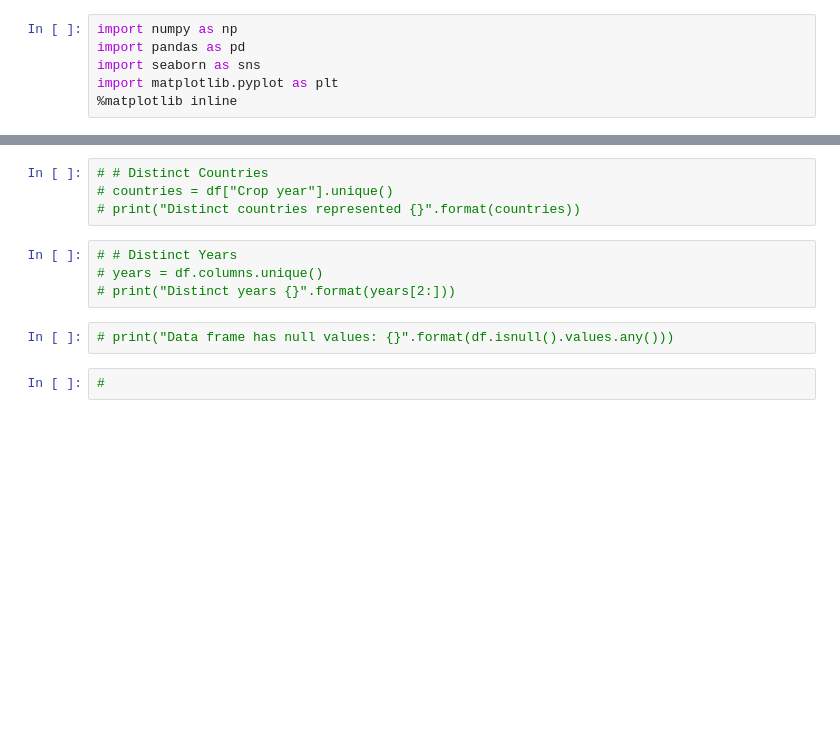
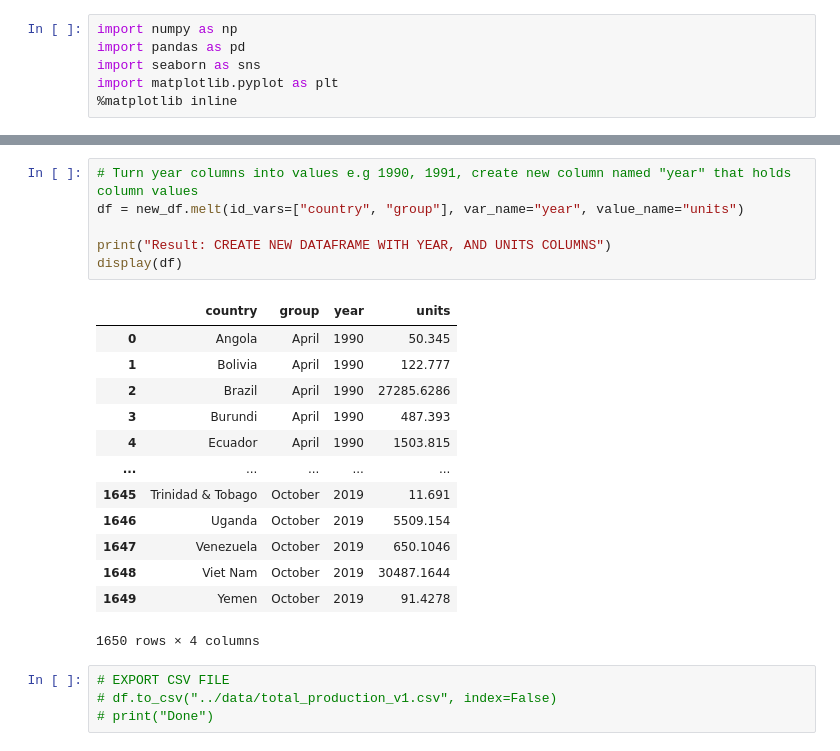
Before and after one commit to hpuma/global-coffee-trade-historical-data, a Jupyter notebook: curation/tp_data_wrangling.ipynb, the cells around one changed output, grey strips where cells are left out. Saved outputs shown, nothing was run; the diff lists cells and outputs as text; blank space fills up the shorter version.

```diff
--- a/curation/tp_data_wrangling.ipynb
+++ b/curation/tp_data_wrangling.ipynb
@@ -69,12 +106,24 @@ After removing the first 4 rows, we have the following rows:
+# %%
+# Turn year columns into values e.g 1990, 1991, create new column named "year" that holds column values
+df = new_df.melt(id_vars=["country", "group"], var_name="year", value_name="units")
+
+print("Result: CREATE NEW DATAFRAME WITH YEAR, AND UNITS COLUMNS")
+display(df)
+# %% [output]
+|  | country | group | year | units |
+| 0 | Angola | April | 1990 | 50.345 |
+| 1 | Bolivia | April | 1990 | 122.777 |
+| 2 | Brazil | April | 1990 | 27285.6286 |
+| 3 | Burundi | April | 1990 | 487.393 |
+| 4 | Ecuador | April | 1990 | 1503.815 |
+| ... | ... | ... | ... | ... |
+| 1645 | Trinidad & Tobago | October | 2019 | 11.691 |
+| 1646 | Uganda | October | 2019 | 5509.154 |
+| 1647 | Venezuela | October | 2019 | 650.1046 |
+| 1648 | Viet Nam | October | 2019 | 30487.1644 |
+| 1649 | Yemen | October | 2019 | 91.4278 |
+1650 rows × 4 columns
 # %%
-# # Distinct Countries
-# countries = df["Crop year"].unique()
-# print("Distinct countries represented {}".format(countries))
+# EXPORT CSV FILE
+# df.to_csv("../data/total_production_v1.csv", index=False)
+# print("Done")
-# %%
-# # Distinct Years
-# years = df.columns.unique()
-# print("Distinct years {}".format(years[2:]))
-# %%
-# print("Data frame has null values: {}".format(df.isnull().values.any()))
-# %%
-#
```
Also changed, not shown: parts of 8 cells of this notebook.
